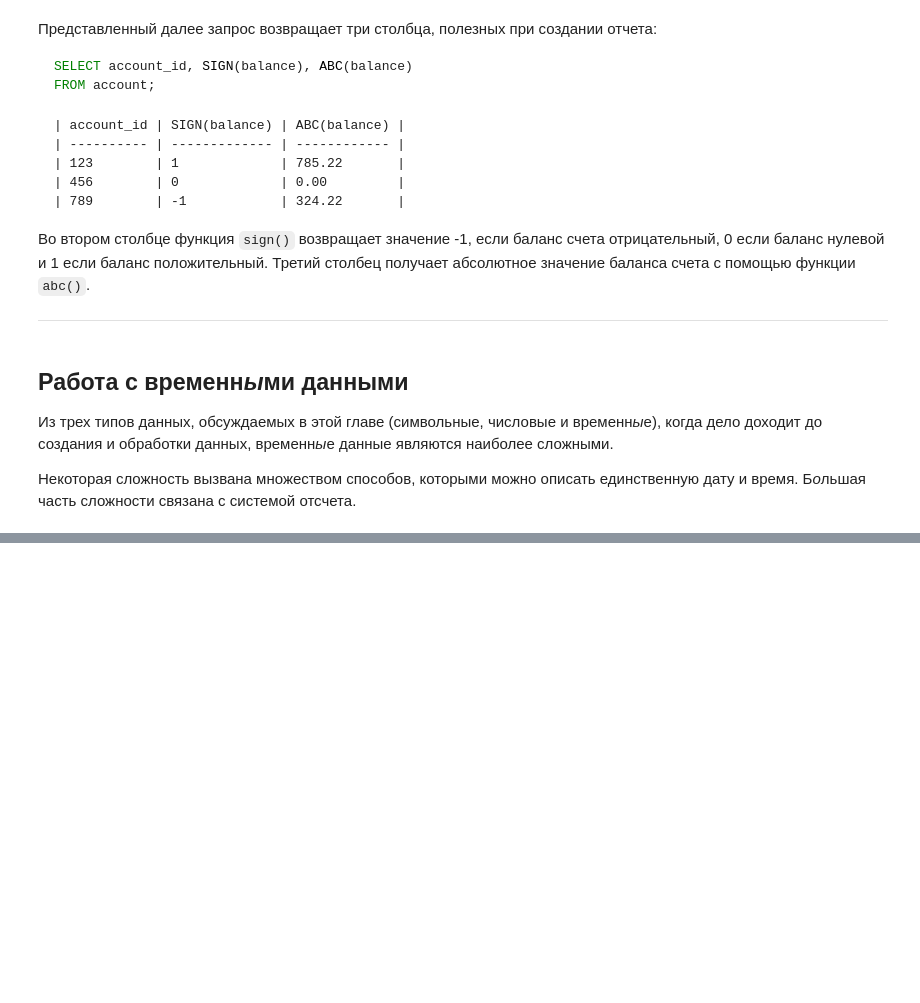
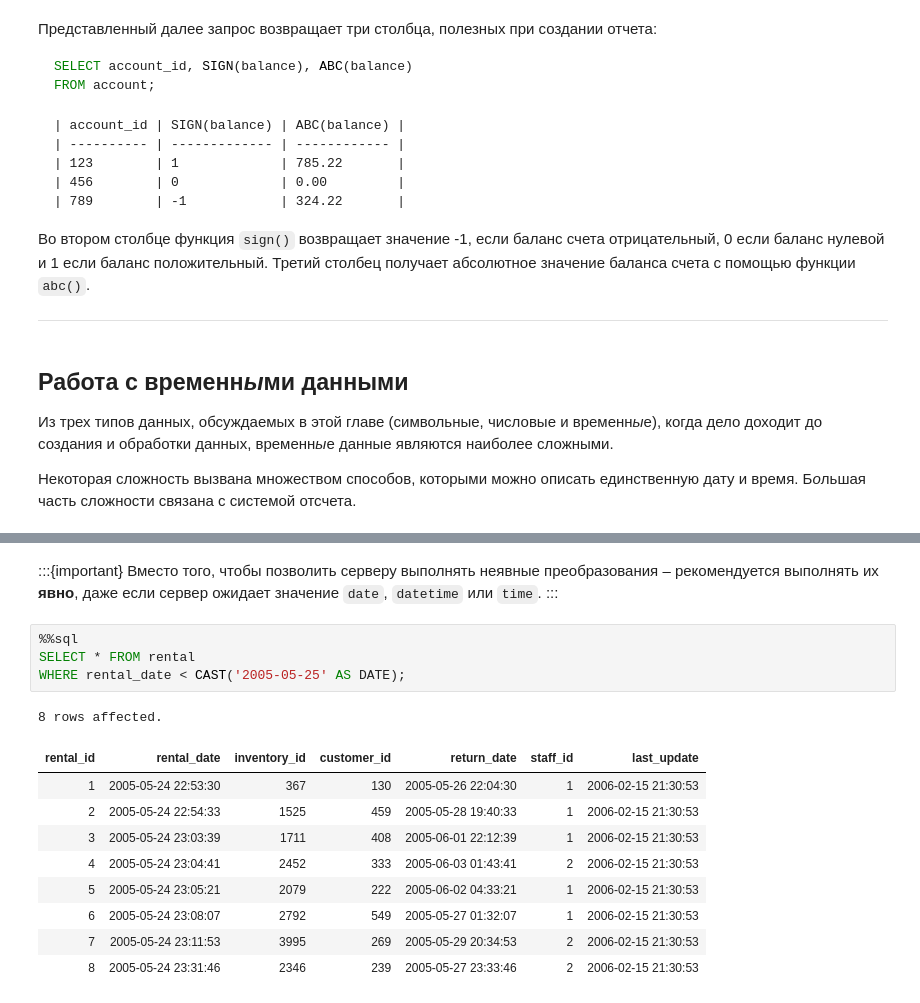
Before and after one commit to magus1968/learning-sql, a Jupyter notebook: docs/chapters/ch07.ipynb, the cells around one changed output, grey strips where cells are left out. Cells and saved outputs as stored; diff of their text form; blank space fills up the shorter version.

```diff
--- a/docs/chapters/ch07.ipynb
+++ b/docs/chapters/ch07.ipynb
@@ -965,0 +1143,19 @@ FROM account;
+# %% [markdown]
+:::{important}
+Вместо того, чтобы позволить серверу выполнять неявные преобразования – рекомендуется выполнять их **явно**, даже если сервер ожидает значение `date`, `datetime` или `time`.
+:::
+# %%
+%%sql
+SELECT * FROM rental
+WHERE rental_date < CAST('2005-05-25' AS DATE);
+# %% [output]
+8 rows affected.
+| rental_id | rental_date | inventory_id | customer_id | return_date | staff_id | last_update |
+| 1 | 2005-05-24 22:53:30 | 367 | 130 | 2005-05-26 22:04:30 | 1 | 2006-02-15 21:30:53 |
+| 2 | 2005-05-24 22:54:33 | 1525 | 459 | 2005-05-28 19:40:33 | 1 | 2006-02-15 21:30:53 |
+| 3 | 2005-05-24 23:03:39 | 1711 | 408 | 2005-06-01 22:12:39 | 1 | 2006-02-15 21:30:53 |
+| 4 | 2005-05-24 23:04:41 | 2452 | 333 | 2005-06-03 01:43:41 | 2 | 2006-02-15 21:30:53 |
+| 5 | 2005-05-24 23:05:21 | 2079 | 222 | 2005-06-02 04:33:21 | 1 | 2006-02-15 21:30:53 |
+| 6 | 2005-05-24 23:08:07 | 2792 | 549 | 2005-05-27 01:32:07 | 1 | 2006-02-15 21:30:53 |
+| 7 | 2005-05-24 23:11:53 | 3995 | 269 | 2005-05-29 20:34:53 | 2 | 2006-02-15 21:30:53 |
+| 8 | 2005-05-24 23:31:46 | 2346 | 239 | 2005-05-27 23:33:46 | 2 | 2006-02-15 21:30:53 |
```
Also changed, not shown: parts of 33 cells of this notebook.
